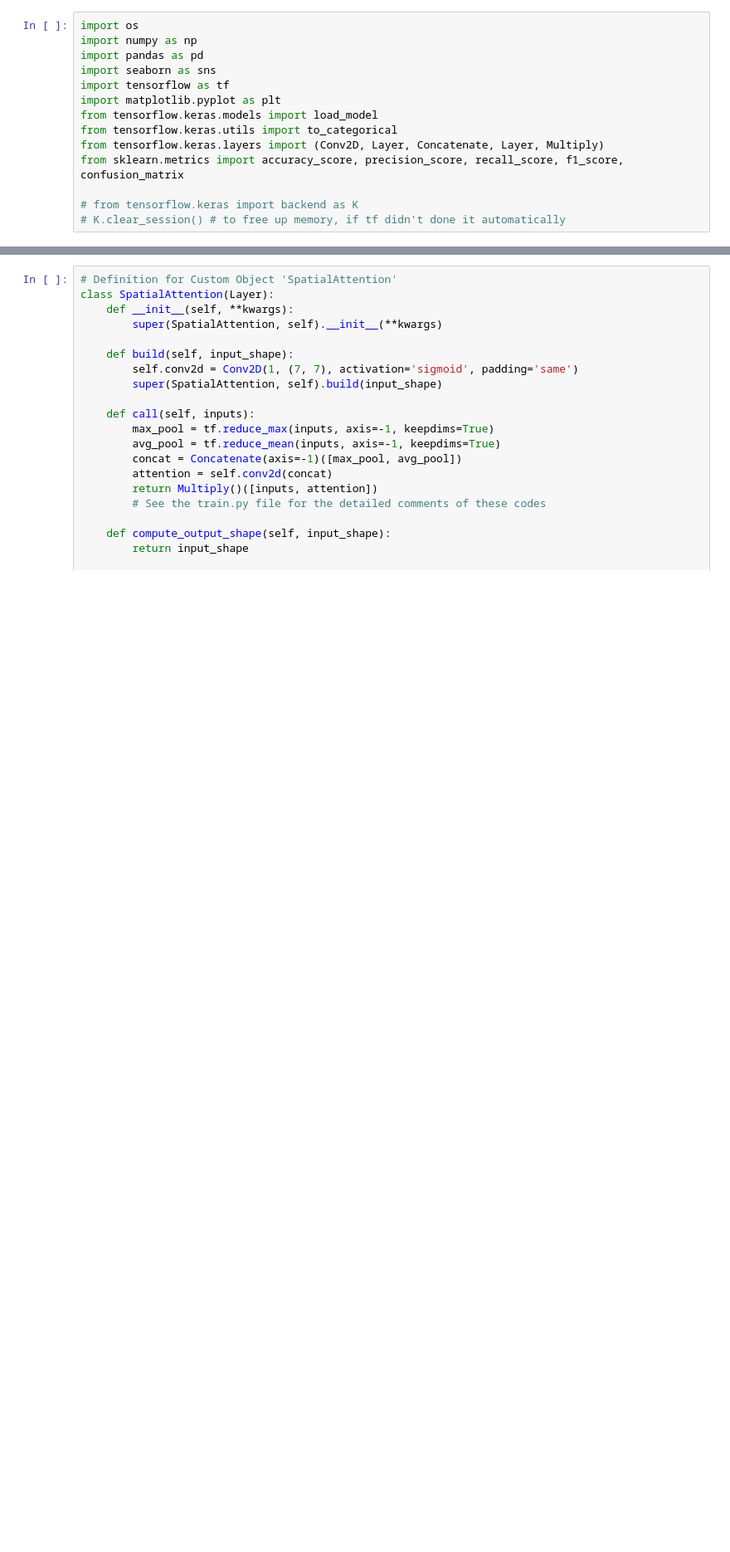
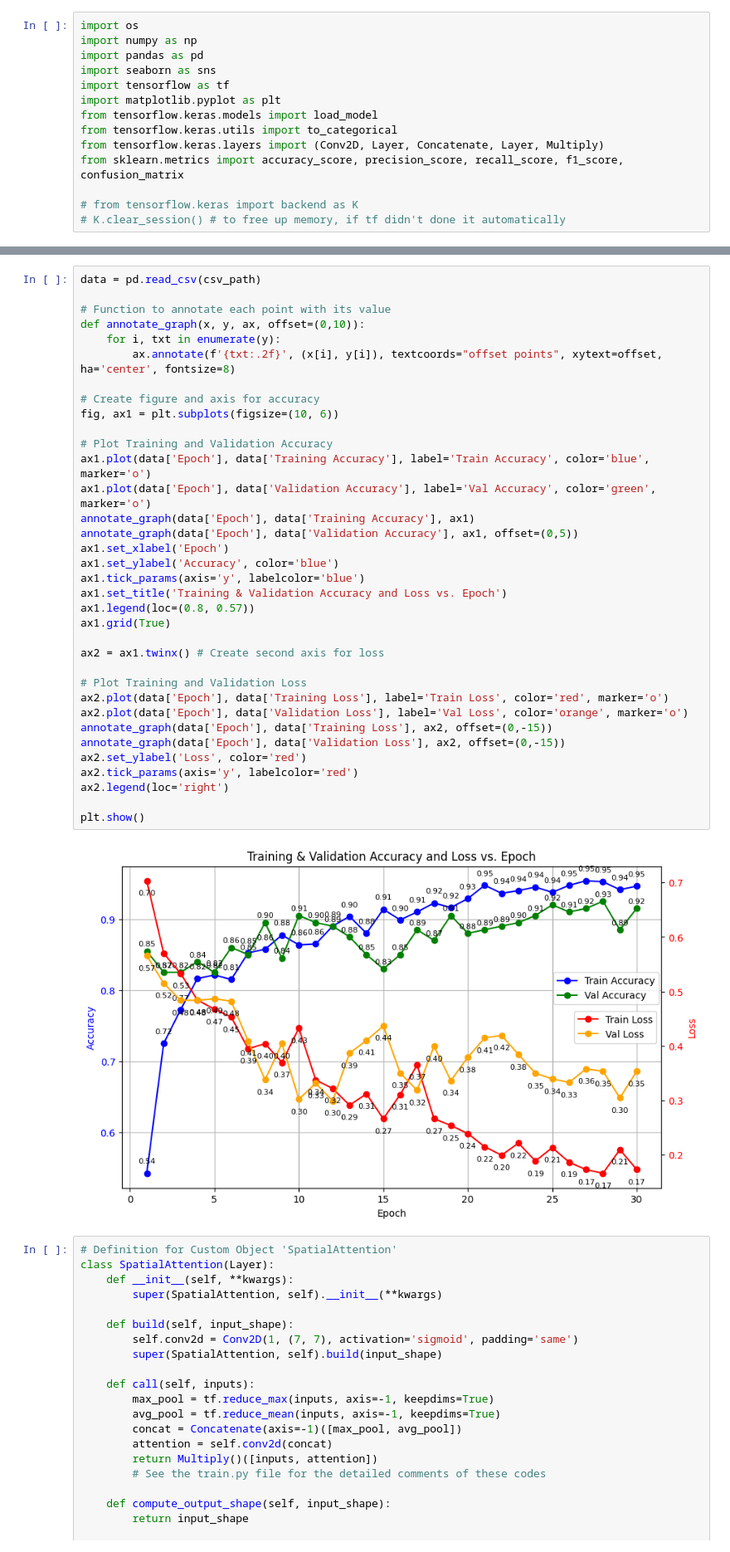
Before and after one commit to 004Ajay/Main-Project, a Jupyter notebook: evaluation.ipynb, the cells around one changed output, grey strips where cells are left out. Shown at 83% size. Drawn from its saved outputs; the diff is of its cells as text; blank space fills up the shorter version.

```diff
--- a/evaluation.ipynb
+++ b/evaluation.ipynb
@@ -20,3 +59,40 @@ model_path = r"C:\Users\ajayt\Project\Results\train\Best_Model.keras"
+# %%
+data = pd.read_csv(csv_path)
+
+# Function to annotate each point with its value
+def annotate_graph(x, y, ax, offset=(0,10)):
+    for i, txt in enumerate(y):
+        ax.annotate(f'{txt:.2f}', (x[i], y[i]), textcoords="offset points", xytext=offset, ha='center', fontsize=8)
+
+# Create figure and axis for accuracy
+fig, ax1 = plt.subplots(figsize=(10, 6))
+
+# Plot Training and Validation Accuracy
+ax1.plot(data['Epoch'], data['Training Accuracy'], label='Train Accuracy', color='blue', marker='o')
+ax1.plot(data['Epoch'], data['Validation Accuracy'], label='Val Accuracy', color='green', marker='o')
+annotate_graph(data['Epoch'], data['Training Accuracy'], ax1)
+annotate_graph(data['Epoch'], data['Validation Accuracy'], ax1, offset=(0,5))
+ax1.set_xlabel('Epoch')
+ax1.set_ylabel('Accuracy', color='blue')
+ax1.tick_params(axis='y', labelcolor='blue')
+ax1.set_title('Training & Validation Accuracy and Loss vs. Epoch')
+ax1.legend(loc=(0.8, 0.57))
+ax1.grid(True)
+
+ax2 = ax1.twinx() # Create second axis for loss
+
+# Plot Training and Validation Loss
+ax2.plot(data['Epoch'], data['Training Loss'], label='Train Loss', color='red', marker='o')
+ax2.plot(data['Epoch'], data['Validation Loss'], label='Val Loss', color='orange', marker='o')
+annotate_graph(data['Epoch'], data['Training Loss'], ax2, offset=(0,-15))
+annotate_graph(data['Epoch'], data['Validation Loss'], ax2, offset=(0,-15))
+ax2.set_ylabel('Loss', color='red')
+ax2.tick_params(axis='y', labelcolor='red')
+ax2.legend(loc='right')
+
+plt.show()
+# %% [output]
+[figure, added]
 # %%
 # Definition for Custom Object 'SpatialAttention'
 class SpatialAttention(Layer):
```
Also changed, not shown: parts of 2 cells of this notebook, 5 other files.
